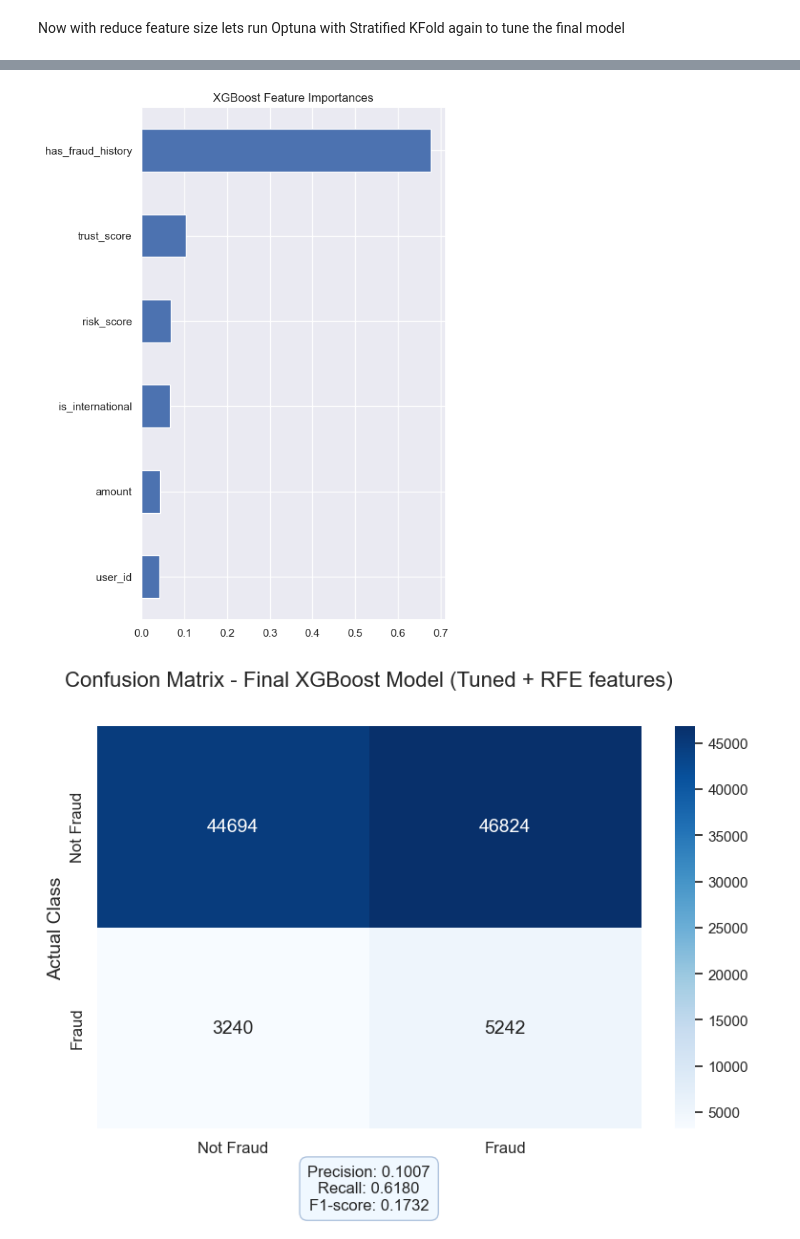
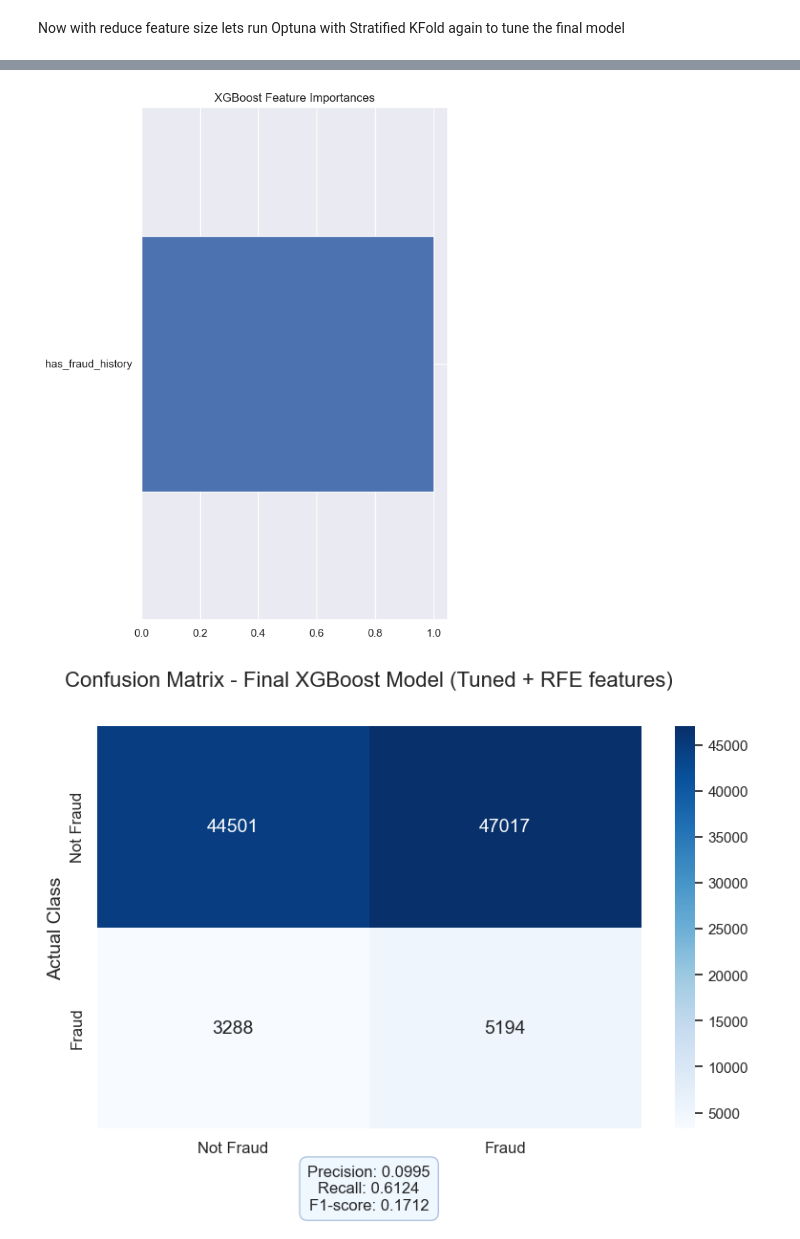
Before and after one commit to AleksanderWWW/gen-z4ikers, a Jupyter notebook: Michal full experiment.ipynb, the cells around one changed output, grey strips where cells are left out. Cells and saved outputs as stored; diff of their text form; code cells hidden in the pictures.

```diff
--- a/Michal full experiment.ipynb
+++ b/Michal full experiment.ipynb
@@ -259,12 +284,13 @@ def objective(trial):
     }
     model = XGBRFClassifier(**params)
     cv = StratifiedKFold(n_splits=10, shuffle=True, random_state=42)
-    f1 = cross_val_score(model, X_rfe, y_train, cv=cv, scoring="f1").mean()
-    return f1
+    # Return mean custom cost (lower is better)
+    scores = cross_val_score(model, X_rfe, y_train, cv=cv, scoring=custom_scorer, n_jobs=-1)
+    return np.mean(scores)
 
-study = optuna.create_study(direction="maximize")
-study.optimize(objective, n_trials=60, n_jobs=-1)
+study = optuna.create_study(direction="minimize")
+study.optimize(objective, n_trials=50, n_jobs=-1)
 
 print("Best params:", study.best_params)
-print("Best F1:", study.best_value)
+print("Lowest cost:", study.best_value)
 # %% [output]
@@ -290,14 +316,14 @@ Best F1: 0.5856332479347409
 # %%
-final_model = XGBClassifier(**study.best_params)
+final_model = XGBRFClassifier(**study.best_params)
 final_model.fit(X_train[best_feats], y_train)
 
 importances = pd.Series(final_model.feature_importances_, index=best_feats)
 importances.sort_values().plot(kind='barh', figsize=(6,8))
 plt.title("XGBoost Feature Importances")
 plt.tight_layout()
 plt.show()
 # %% [output]
-[figure, old version]
+[figure, new version]
 # %%
 y_pred = final_model.predict(X_test[best_feats])
 
```
Also changed, not shown: parts of 5 cells of this notebook.
